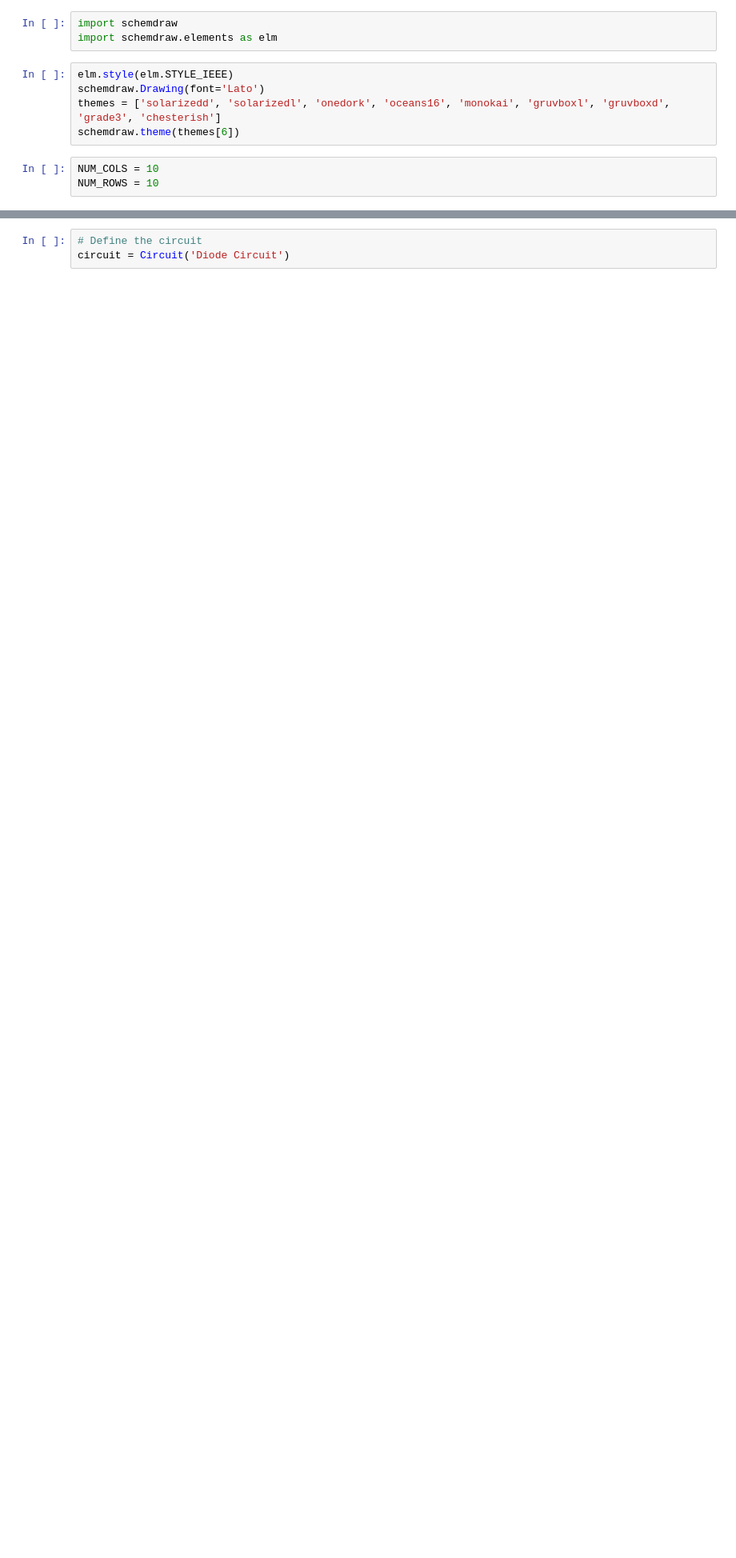
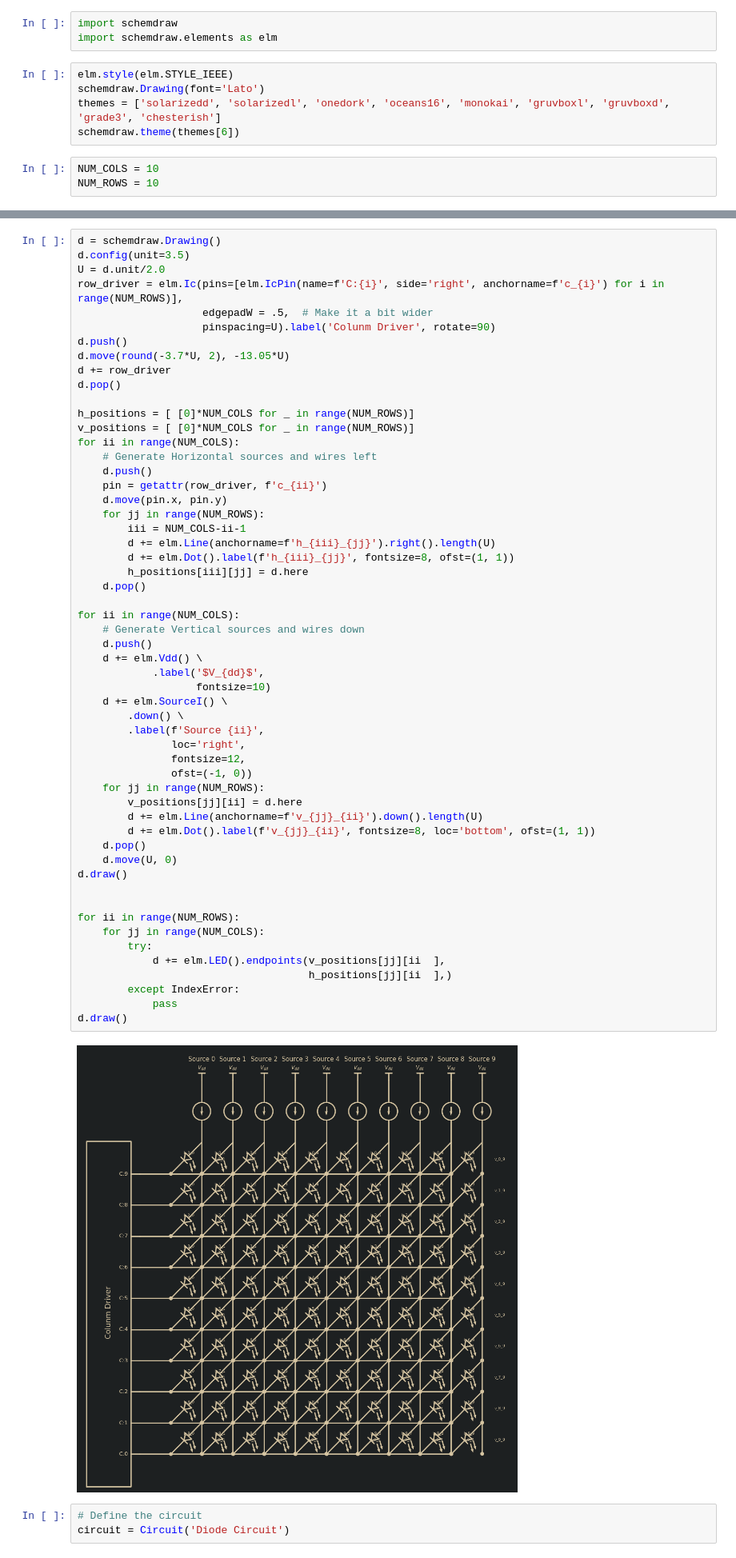
Before and after one commit to kunalchandan/ECE499-PlatingAndPixels, a Jupyter notebook: PMArray.ipynb, the cells around one changed output, grey strips where cells are left out. Shown at 80% size. Saved outputs shown, nothing was run; the diff lists cells and outputs as text; blank space fills up the shorter version.

```diff
--- a/PMArray.ipynb
+++ b/PMArray.ipynb
@@ -43,3 +50,60 @@ Point(7.325,7.166666666666666)
+# %%
+d = schemdraw.Drawing()
+d.config(unit=3.5)
+U = d.unit/2.0
+row_driver = elm.Ic(pins=[elm.IcPin(name=f'C:{i}', side='right', anchorname=f'c_{i}') for i in range(NUM_ROWS)],
+                    edgepadW = .5,  # Make it a bit wider
+                    pinspacing=U).label('Colunm Driver', rotate=90)
+d.push()
+d.move(round(-3.7*U, 2), -13.05*U)
+d += row_driver
+d.pop()
+
+h_positions = [ [0]*NUM_COLS for _ in range(NUM_ROWS)]
+v_positions = [ [0]*NUM_COLS for _ in range(NUM_ROWS)]
+for ii in range(NUM_COLS):
+    # Generate Horizontal sources and wires left
+    d.push()
+    pin = getattr(row_driver, f'c_{ii}')
+    d.move(pin.x, pin.y)
+    for jj in range(NUM_ROWS):
+        iii = NUM_COLS-ii-1
+        d += elm.Line(anchorname=f'h_{iii}_{jj}').right().length(U)
+        d += elm.Dot().label(f'h_{iii}_{jj}', fontsize=8, ofst=(1, 1))
+        h_positions[iii][jj] = d.here
+    d.pop()
+
+for ii in range(NUM_COLS):
+    # Generate Vertical sources and wires down
+    d.push()
+    d += elm.Vdd() \
+            .label('$V_{dd}$',
+                   fontsize=10)
+    d += elm.SourceI() \
+        .down() \
+        .label(f'Source {ii}',
+               loc='right',
+               fontsize=12,
+               ofst=(-1, 0))
+    for jj in range(NUM_ROWS):
+        v_positions[jj][ii] = d.here
+        d += elm.Line(anchorname=f'v_{jj}_{ii}').down().length(U)
+        d += elm.Dot().label(f'v_{jj}_{ii}', fontsize=8, loc='bottom', ofst=(1, 1))
+    d.pop()
+    d.move(U, 0)
+d.draw()
+
+
+for ii in range(NUM_ROWS):
+    for jj in range(NUM_COLS):
+        try:
+            d += elm.LED().endpoints(v_positions[jj][ii  ],
+                                     h_positions[jj][ii  ],)
+        except IndexError:
+            pass
+d.draw()
+# %% [output]
+[figure, added]
 # %%
 # Define the circuit
 circuit = Circuit('Diode Circuit')
```
Also changed, not shown: parts of 3 cells of this notebook, 5 other files.
